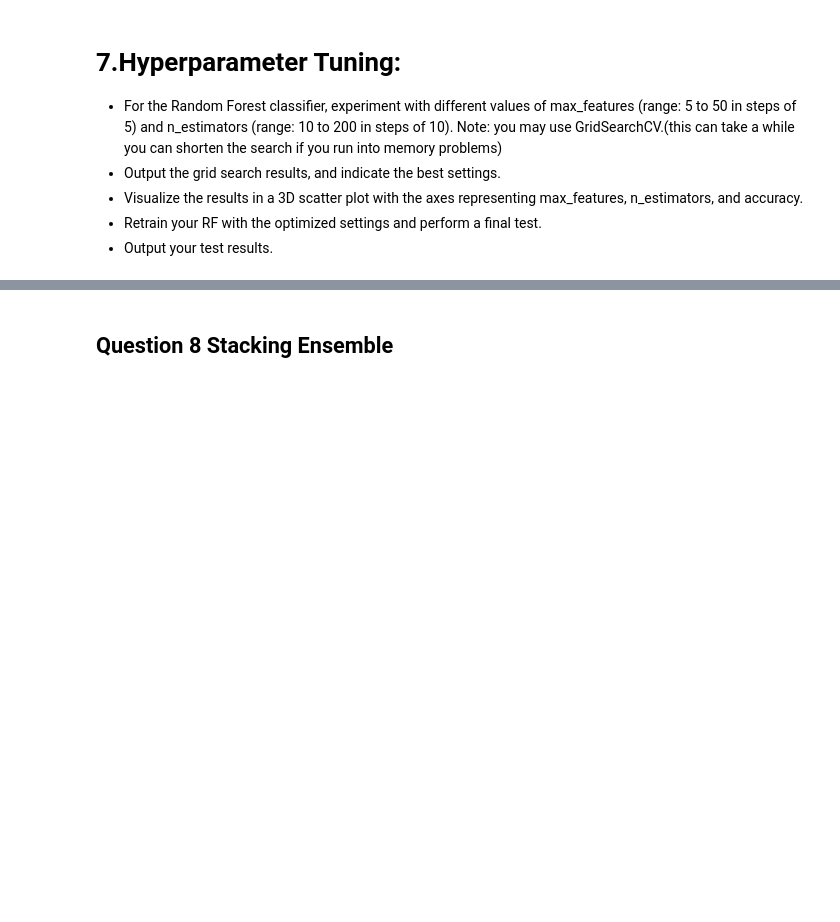
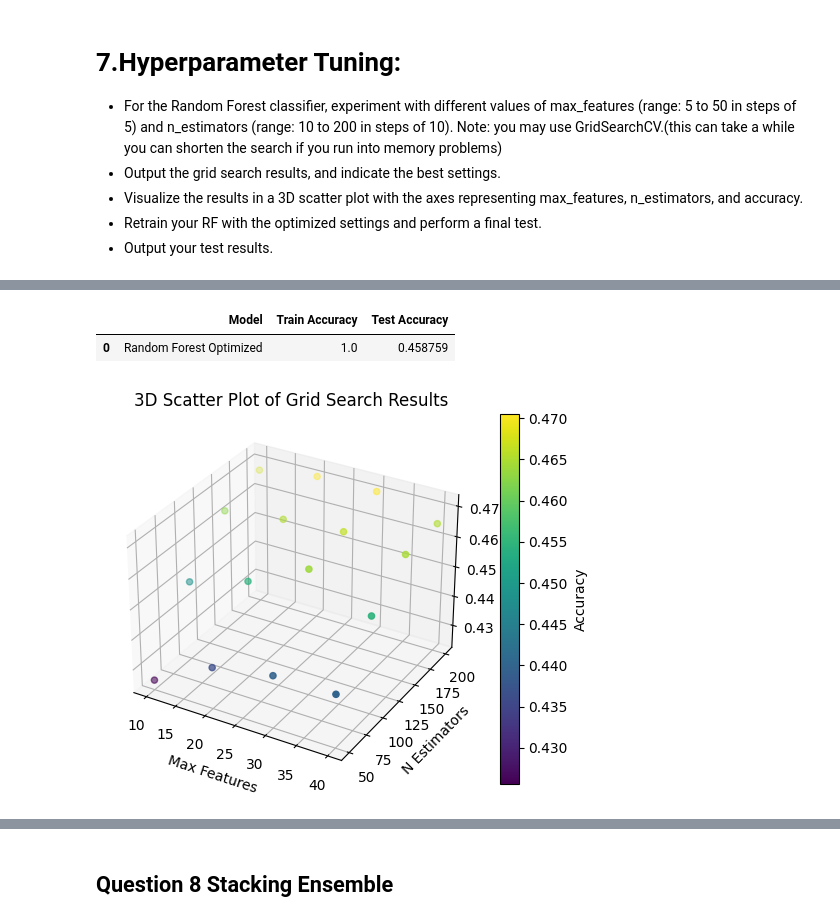
Before and after one commit to Fcazarez/RRC3_IntroAI_Project2_Random_Forest_Ensembles, a Jupyter notebook: Copy_of_Project2_Intro_AI_Random_Forest_Ensembles.ipynb, the cells around one changed output, grey strips where cells are left out. Saved outputs shown, nothing was run; the diff lists cells and outputs as text; code cells hidden in the pictures; blank space fills up the shorter version.

```diff
--- a/Copy_of_Project2_Intro_AI_Random_Forest_Ensembles.ipynb
+++ b/Copy_of_Project2_Intro_AI_Random_Forest_Ensembles.ipynb
@@ -654,15 +601,0 @@ plt.show()
-# %%
-# best parameters
-best_max_features = best_params['max_features']
-best_n_estimators = best_params['n_estimators']
-
-rf_classifier_optimized = RandomForestClassifier(max_features=best_max_features, n_estimators=best_n_estimators, random_state=42)
-rf_classifier_optimized.fit(X_train, y_train)
-
-# predict
-y_train_pred_rf_optimized = rf_classifier_optimized.predict(X_train)
-y_test_pred_rf_optimized = rf_classifier_optimized.predict(X_test)
-
-# Calculate the accuracy of the optimized Random Forest model
-accuracy_rf_optimized_train = accuracy_score(y_train, y_train_pred_rf_optimized)
-accuracy_rf_optimized_test = accuracy_score(y_test, y_test_pred_rf_optimized)
@@ -675,0 +668,64 @@ Optimized Random Forest Test Accuracy: 0.46938775510204084
+# %%
+
+from sklearn.ensemble import RandomForestClassifier
+from sklearn.metrics import accuracy_score
+import pandas as pd
+
+# Create the Random Forest classifier with the best hyperparameters
+best_rf_classifier = RandomForestClassifier(max_features=30, n_estimators=200, random_state=42)
+
+# Train the model on the training data (uncomment this line)
+best_rf_classifier.fit(X_train, y_train)
+
+# Predict labels on both the training and testing data
+y_train_pred = best_rf_classifier.predict(X_train)
+y_test_pred = best_rf_classifier.predict(X_test)
+
+# Calculate training and testing accuracies
+train_accuracy = accuracy_score(y_train, y_train_pred)
+test_accuracy = accuracy_score(y_test, y_test_pred)
+
+# Create a DataFrame to store the results
+rf_results_df_optimized = pd.DataFrame({
+    "Model": ["Random Forest Optimized"],
+    "Train Accuracy": [train_accuracy],  # Use the actual training accuracy
+    "Test Accuracy": [test_accuracy]
+})
+
+# Display the DataFrame
+rf_results_df_optimized
+# %% [output]
+|  | Model | Train Accuracy | Test Accuracy |
+| 0 | Random Forest Optimized | 1.0 | 0.458759 |
+# %%
+import matplotlib.pyplot as plt
+from mpl_toolkits.mplot3d import Axes3D
+
+# Assuming you have grid_search_results containing the grid search results
+
+# Extract max_features, n_estimators, and mean_test_score from the grid search results
+max_features = grid_search_results['param_max_features']
+n_estimators = grid_search_results['param_n_estimators']
+mean_test_score = grid_search_results['mean_test_score']
+
+# Create a 3D scatter plot
+fig = plt.figure()
+ax = fig.add_subplot(111, projection='3d')
+
+# Scatter plot with max_features, n_estimators, and accuracy
+scatter = ax.scatter(max_features, n_estimators, mean_test_score, c=mean_test_score, cmap='viridis')
+
+# Set labels for the axes
+ax.set_xlabel('Max Features')
+ax.set_ylabel('N Estimators')
+ax.set_zlabel('Accuracy')
+
+# Add a color bar to indicate accuracy
+cbar = fig.colorbar(scatter)
+cbar.set_label('Accuracy')
+
+# Show the plot
+plt.title('3D Scatter Plot of Grid Search Results')
+plt.show()
+# %% [output]
+[figure, added]
```
Also changed, not shown: parts of 10 cells of this notebook.
